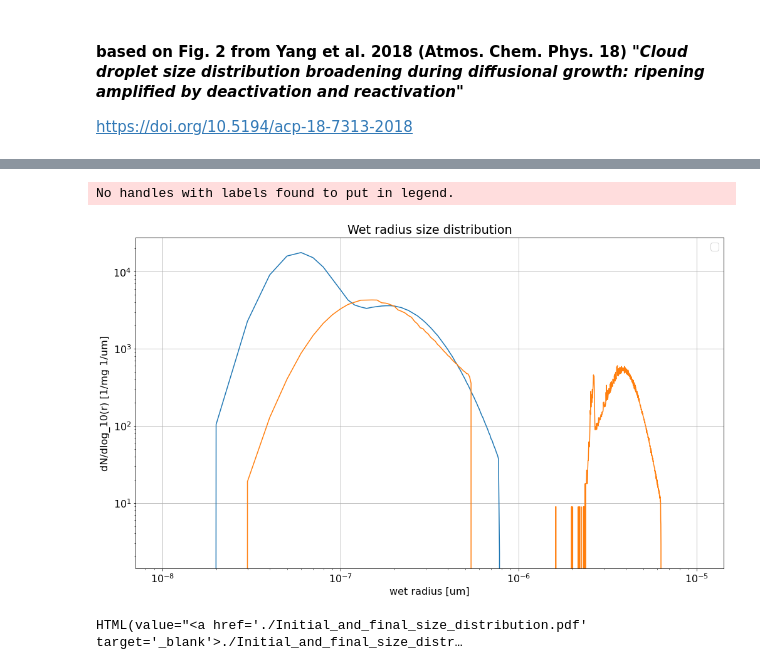
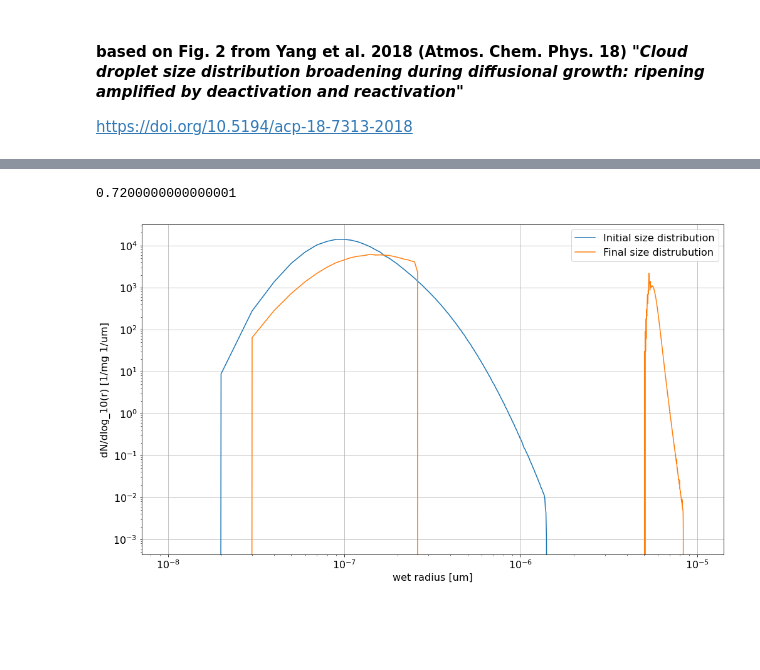
Before and after one commit to trontrytel/PySDM-examples, a Jupyter notebook: PySDM_examples/SURF_activation/fig_2.ipynb, the cells around one changed output, grey strips where cells are left out. Drawn from its saved outputs; the diff is of its cells as text; code cells hidden in the pictures; blank space fills up the shorter version.

Commit message:
Update with r_factors

```diff
--- a/PySDM_examples/SURF_activation/fig_2.ipynb
+++ b/PySDM_examples/SURF_activation/fig_2.ipynb
@@ -92,6 +92,7 @@ class Simulation:
         output["S"].append(self.core.environment["RH"][cell_id] - 1)
         output["qv"].append(self.core.environment["qv"][cell_id])
         output["T"].append(self.core.environment["T"][cell_id])
+        output["p"].append(self.core.environment["p"][cell_id])
         output["z"].append(self.core.environment["z"][cell_id])
         output["t"].append(self.core.environment["t"][cell_id])
         output["dt_cond_max"].append(self.core.products["dt_cond_max"].get()[cell_id].copy())
@@ -102,7 +103,7 @@ class Simulation:
         output['peak_S'].append(self.core.products['S_max'].get()[cell_id].copy())
 
     def run(self):
-        output = {"r": [], "S": [], "z": [], "t": [], "qv": [], "T": [],
+        output = {"r": [], "S": [], "z": [], "t": [], "qv": [], "T": [], "p": [],
                   "r_bins_values": [], "dt_cond_max": [], "dt_cond_min": [], "ripening_rate": [],
                    "activating_rate": [], "deactivating_rate": [], "peak_S": []}
 
@@ -214,3 +283,20 @@ outputs.append(runner())
+# %%
+
+#from .temporary_file import TemporaryFile
+from matplotlib import pyplot
+#from .widgets import display
+
+
+def show_plot(filename=None, fig=pyplot):
+#     link = save_and_make_link(fig, filename)
+    pyplot.show()
+#     display(link)
+
+
+# def save_and_make_link(fig, filename=None):
+#     temporary_file = TemporaryFile(suffix='.pdf', filename=filename)
+#     fig.savefig(temporary_file.absolute_path)
+#     return temporary_file.make_link_widget()
 # %%
 figsize = (14,9)
 fig, ax = plt.subplots(1, 3, sharey=True, figsize=figsize)
@@ -219,23 +305,30 @@ ax = np.array(ax).reshape(1, 3)
 for i, output in enumerate(outputs):
 
     ax[i,1].set_title('Liquid water, supersaturation, wet radius')
+    ax[i, 0].set_ylabel("altitude (m)")
 
-    ax[i,0].set_ylim([800, 1050])
+    # ax[i,0].set_ylim([800, 1050])
     ax[i,0].plot(output['q'], output['z'], label="q$_l$")
     ax[i,0].xaxis.set_units(si.gram / si.kilogram)
     ax[i,0].grid()
     ax[i,0].legend(loc='best')
+    ax[i,0].set_xlabel("Cloud water mixing ratio")
+
 
     ax[i,1].plot(output['S']+1, output['z'], label="S+1")
     ax[i,1].grid()
+    ax[i,1].set_xlabel("Supersaturation")
+
     ax[i,1].legend(loc='best')
-    ax[i,1].set_xlim([0.993, 1.003])
+   # ax[i,1].set_xlim([0.993, 1.003])
 
-    ax[i,2].plot(output['r'][40], output['z'], label="r$_d$ = small")
-    ax[i,2].plot(output['r'][8000], output['z'], label="r$_d$ = big")
+    ax[i,2].plot(output['r'][40], output['z'], label="Small intial r$_d$")
+    ax[i,2].plot(output['r'][8000], output['z'], label="Large initial r$_d$")
     ax[i,2].grid()
     ax[i,2].xaxis.set_units(si.micrometre)
     ax[i,2].legend(loc='best')
+    ax[i,2].set_xlabel("Wet radius (m)")
+
     plt.tight_layout()
     fig.subplots_adjust(top=0.88)
 
@@ -282,40 +371,40 @@ No handles with labels found to put in legend.
 fig, ax = plt.subplots(1, 1, sharex=True, figsize=figsize)
 ax = (ax,)
 
-for i, output in enumerate(outputs):
+for i, output in enumerate([outputs[17]]):
+    print(r_factors[17])
 
     xunit = si.micrometres
 
     hist = output['r_bins_values']
     hist_init = (hist[:,0:-1] + hist[:,1:])/2
     edges = output['r_bins_edges']
 
 
-    ax[i].plot(edges[1:], hist_init[:, -0])
-    ax[i].plot(edges[1:], hist_init[:, -1])
+    ax[i].plot(edges[1:], hist_init[:, -0], label="Initial size distribution")
+    ax[i].plot(edges[1:], hist_init[:, -1], label="Final size distrubution")
 
-    ax[i].set_title('Wet radius size distribution')
+    # ax[i].set_title('Wet radius size distribution')
     #ax[i].xaxis.set_units(xunit)
     #ax[i].set_xlim([2e-2, 10])
     #ax[i].set_ylim([1, 2*1e4])
 
     plt.xscale("log")
     plt.yscale("log")
 
     ax[i].legend(loc='best')
     ax[i].grid()
     plt.tight_layout()
 
     ax[i].set_xlabel("wet radius [um]")
     ax[i].set_ylabel("dN/dlog_10(r) [1/mg 1/um]")
 
     fig.subplots_adjust(top=0.88)
 
 show_plot(filename='Initial_and_final_size_distribution.pdf')
 # %% [output]
-No handles with labels found to put in legend.
+0.7200000000000001
-[figure, old version]
+[figure, new version]
-HTML(value="<a href='./Initial_and_final_size_distribution.pdf' target='_blank'>./Initial_and_final_size_distr…
 # %%
 fig, ax = plt.subplots(1, 2, sharey=True, figsize=figsize)
 
```
Also changed, not shown: parts of 8 cells of this notebook, 1 other file.
